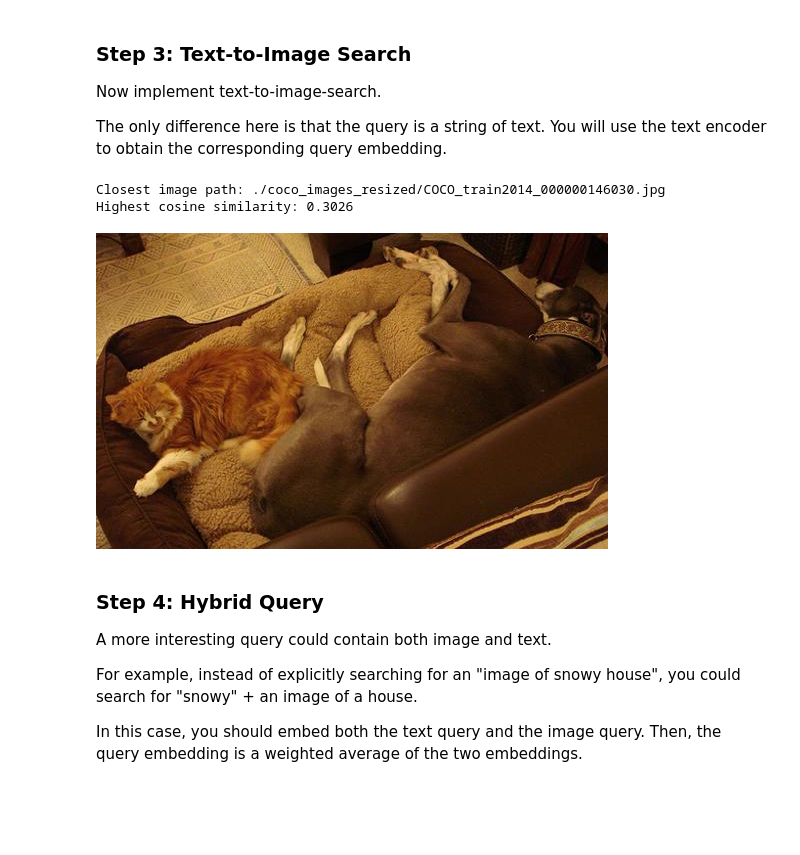
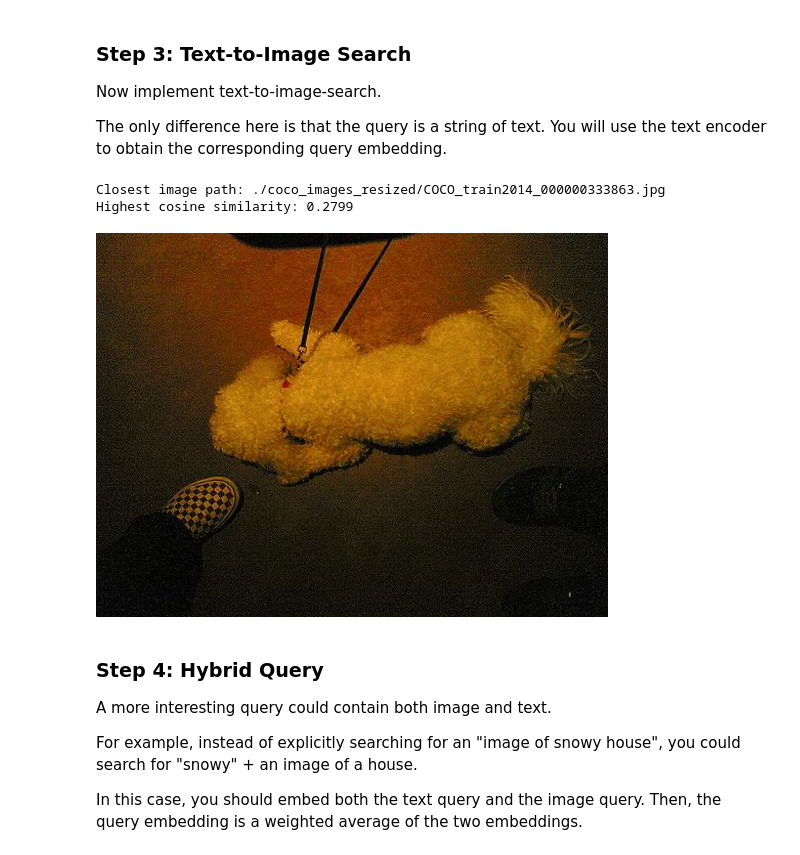
Before and after one commit to tiff426/tmliu-assignment-10, a Jupyter notebook: CS506_assignment10.ipynb, the cells around one changed output. Saved outputs shown, nothing was run; the diff lists cells and outputs as text; code cells hidden in the pictures; blank space fills up the shorter version.

```diff
--- a/CS506_assignment10.ipynb
+++ b/CS506_assignment10.ipynb
@@ -203,40 +203,40 @@ import open_clip
 
 tokenizer = open_clip.get_tokenizer('ViT-B-32')
 model.eval()
-text = tokenizer(["cat cuddles with dog on sofa."]) # change this to be what you want...
+text = tokenizer(["dog"]) # change this to be what you want... cat cuddles with dog on sofa.
 query_embedding = F.normalize(model.encode_text(text))
 
 # Retrieve the image path that corresponds to the embedding in `df`
 # with the highest cosine similarity to query_embedding
 
 # but now with text!!!
 # im not gonna lie i jsut copied what i had for imge and used that here,,, did not change a thing
 
 import pandas as pd
 import torch
 import torch.nn.functional as F
 from PIL import Image
 from open_clip import create_model_and_transforms
 
 impath = None
 max_similarity = -1
 for _, row in df.iterrows():
     dataset_embedding = torch.tensor(row['embedding'])  # Convert numpy array to tensor
     similarity = F.cosine_similarity(query_embedding, dataset_embedding.unsqueeze(0)).item()
     if similarity > max_similarity:
         max_similarity = similarity
         impath = row['file_name']  # Store the image path of the closest match
         impath = './coco_images_resized/' + impath
 
 print(f"Closest image path: {impath}")
 print(f"Highest cosine similarity: {max_similarity:.4f}")
 
 from IPython.display import Image
 Image(filename=impath)
 # %% [output]
-Closest image path: ./coco_images_resized/COCO_train2014_000000146030.jpg
-Highest cosine similarity: 0.3026
+Closest image path: ./coco_images_resized/COCO_train2014_000000333863.jpg
+Highest cosine similarity: 0.2799
-[figure, old version]
+[figure, new version]
 # %% [markdown]
 ### Step 4:  Hybrid Query
 
```
Also changed, not shown: 5 other files.
